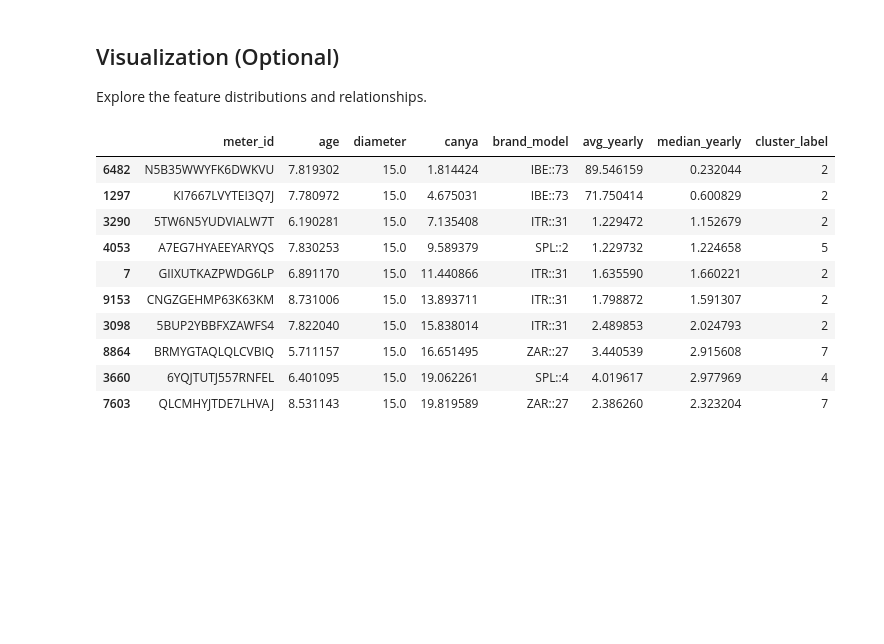
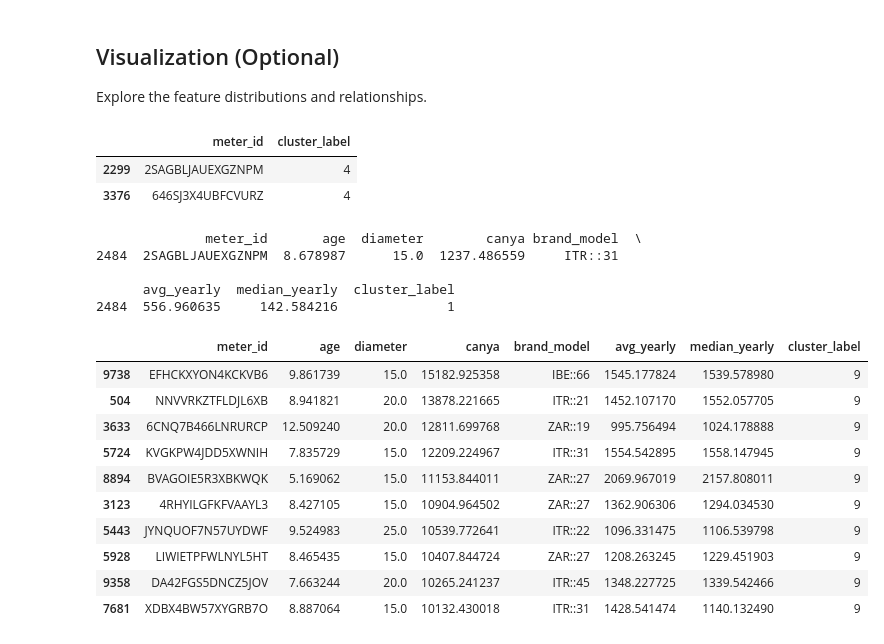
Before and after one commit to aniol-petit/barcelona-water-flow, a Jupyter notebook: data/stage1_kmeans/kmeans_physical.ipynb, the cells around one changed output. Drawn from its saved outputs; the diff is of its cells as text; code cells hidden in the pictures; blank space fills up the shorter version.

```diff
--- a/data/stage1_kmeans/kmeans_physical.ipynb
+++ b/data/stage1_kmeans/kmeans_physical.ipynb
@@ -286,22 +286,33 @@ Explore the feature distributions and relationships.
 # # Pairwise relationships
 # sns.pairplot(features[["age", "diameter", "canya"]])
 # plt.show()
+# %%
+clusters_s3 = pd.read_csv("../stage3_outputs/cluster_labels.csv")
+clusters_s3[clusters_s3["cluster_label"] == 4]
+# %% [output]
+|  | meter_id | cluster_label |
+| 2299 | 2SAGBLJAUEXGZNPM | 4 |
+| 3376 | 646SJ3X4UBFCVURZ | 4 |
 # %%
 df_clusters = pd.read_csv("../stage1_outputs/stage1_physical_features_with_clusters.csv")
 
-df_clusters[df_clusters["cluster_label"] == 3]
+print(df_clusters[df_clusters["meter_id"] == '2SAGBLJAUEXGZNPM'])
 # Top 10 rows with the maximum 'canya' values
-df_clusters.nlargest(10, "diameter")
-df_clusters.nsmallest(10, "canya")
+df_clusters.nlargest(10, "canya")
 # %% [output]
+              meter_id       age  diameter        canya brand_model  \
+2484  2SAGBLJAUEXGZNPM  8.678987      15.0  1237.486559     ITR::31
+
+      avg_yearly  median_yearly  cluster_label
+2484  556.960635     142.584216              1
 |  | meter_id | age | diameter | canya | brand_model | avg_yearly | median_yearly | cluster_label |
-| 6482 | N5B35WWYFK6DWKVU | 7.819302 | 15.0 | 1.814424 | IBE::73 | 89.546159 | 0.232044 | 2 |
-| 1297 | KI7667LVYTEI3Q7J | 7.780972 | 15.0 | 4.675031 | IBE::73 | 71.750414 | 0.600829 | 2 |
-| 3290 | 5TW6N5YUDVIALW7T | 6.190281 | 15.0 | 7.135408 | ITR::31 | 1.229472 | 1.152679 | 2 |
-| 4053 | A7EG7HYAEEYARYQS | 7.830253 | 15.0 | 9.589379 | SPL::2 | 1.229732 | 1.224658 | 5 |
-| 7 | GIIXUTKAZPWDG6LP | 6.891170 | 15.0 | 11.440866 | ITR::31 | 1.635590 | 1.660221 | 2 |
-| 9153 | CNGZGEHMP63K63KM | 8.731006 | 15.0 | 13.893711 | ITR::31 | 1.798872 | 1.591307 | 2 |
-| 3098 | 5BUP2YBBFXZAWFS4 | 7.822040 | 15.0 | 15.838014 | ITR::31 | 2.489853 | 2.024793 | 2 |
-| 8864 | BRMYGTAQLQLCVBIQ | 5.711157 | 15.0 | 16.651495 | ZAR::27 | 3.440539 | 2.915608 | 7 |
-| 3660 | 6YQJTUTJ557RNFEL | 6.401095 | 15.0 | 19.062261 | SPL::4 | 4.019617 | 2.977969 | 4 |
-| 7603 | QLCMHYJTDE7LHVAJ | 8.531143 | 15.0 | 19.819589 | ZAR::27 | 2.386260 | 2.323204 | 7 |
+| 9738 | EFHCKXYON4KCKVB6 | 9.861739 | 15.0 | 15182.925358 | IBE::66 | 1545.177824 | 1539.578980 | 9 |
+| 504 | NNVVRKZTFLDJL6XB | 8.941821 | 20.0 | 13878.221665 | ITR::21 | 1452.107170 | 1552.057705 | 9 |
+| 3633 | 6CNQ7B466LNRURCP | 12.509240 | 20.0 | 12811.699768 | ZAR::19 | 995.756494 | 1024.178888 | 9 |
+| 5724 | KVGKPW4JDD5XWNIH | 7.835729 | 15.0 | 12209.224967 | ITR::31 | 1554.542895 | 1558.147945 | 9 |
+| 8894 | BVAGOIE5R3XBKWQK | 5.169062 | 15.0 | 11153.844011 | ZAR::27 | 2069.967019 | 2157.808011 | 9 |
+| 3123 | 4RHYILGFKFVAAYL3 | 8.427105 | 15.0 | 10904.964502 | ZAR::27 | 1362.906306 | 1294.034530 | 9 |
+| 5443 | JYNQUOF7N57UYDWF | 9.524983 | 25.0 | 10539.772641 | ITR::22 | 1096.331475 | 1106.539798 | 9 |
+| 5928 | LIWIETPFWLNYL5HT | 8.465435 | 15.0 | 10407.844724 | ZAR::27 | 1208.263245 | 1229.451903 | 9 |
+| 9358 | DA42FGS5DNCZ5JOV | 7.663244 | 20.0 | 10265.241237 | ITR::45 | 1348.227725 | 1339.542466 | 9 |
+| 7681 | XDBX4BW57XYGRB7O | 8.887064 | 15.0 | 10132.430018 | ITR::31 | 1428.541474 | 1140.132490 | 9 |
```
Also changed, not shown: 21 other files.
